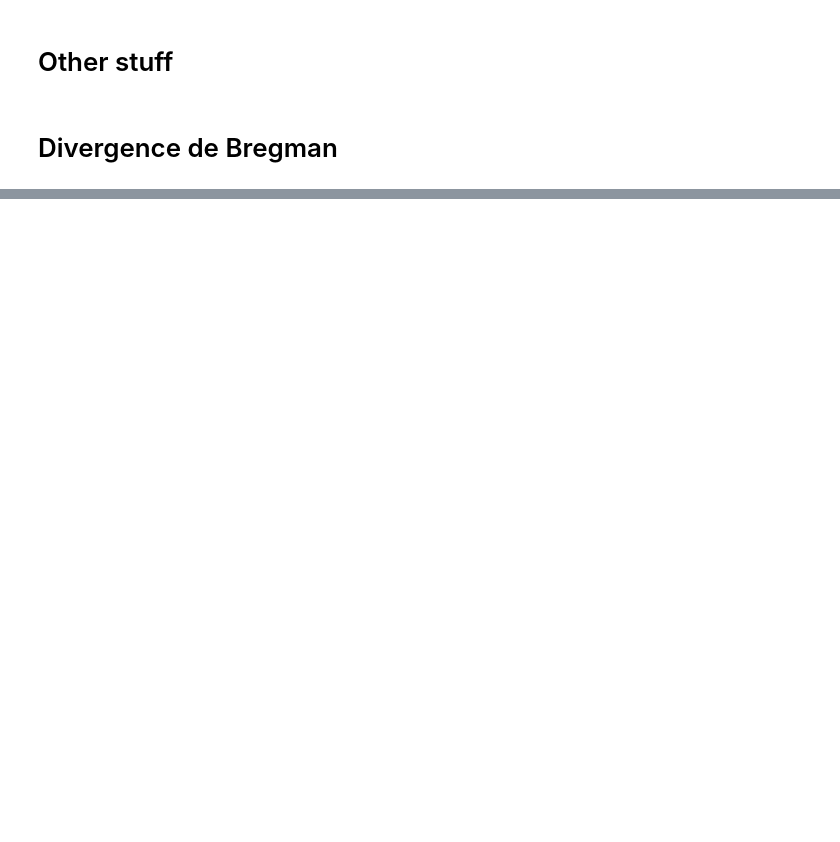
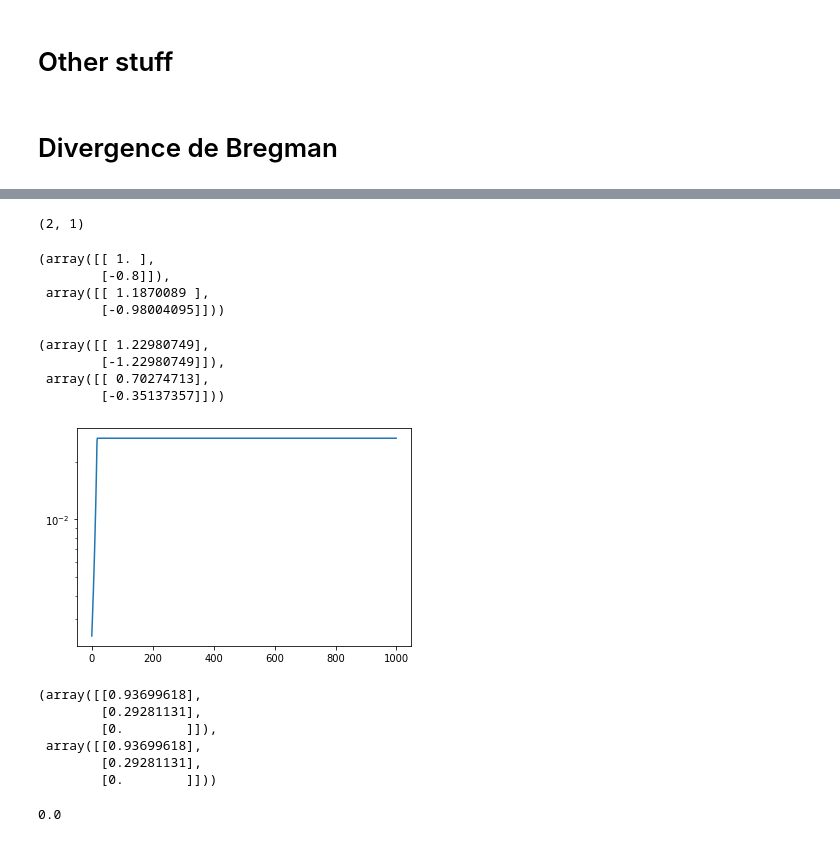
Before and after one commit to adriente/espm, a Jupyter notebook: notebooks/testing.ipynb, the cells around one changed output, grey strips where cells are left out. Drawn from its saved outputs; the diff is of its cells as text; code cells hidden in the pictures; blank space fills up the shorter version.

```diff
--- a/notebooks/testing.ipynb
+++ b/notebooks/testing.ipynb
@@ -10,5 +10,5 @@ from snmfem.measures import KL
 # %%
-def create_toy_problem(l = 25, k = 3, p = 100, c = 10, n_poisson=200, force_simplex=True,**kwargs):
+def create_toy_problem(l = 25, k = 3, p = 100, c = 10, n_poisson=200, force_simplex=True):
 
     A = np.random.rand(k,p)
     if force_simplex:
@@ -717,0 +741,23 @@ a
+# %%
+def create_toy_problem_G_constraint(l = 10, k = 100, p = 200, c = 3, n_poisson=200, E0 = 30, force_simplex=True):
+
+    A = np.random.rand(c,p)
+    if force_simplex:
+        A = A/np.sum(A, axis=0, keepdims=True)
+    assert(l>=2)
+    G1 = np.random.rand(k, l-2)
+    E = np.arange(1,k+1,1)*E0/k
+    t1 = (E0-E) / E
+    t2 = (E0-E)**2 /E /E0
+    G2 = np.array([t1,t2]).T
+    G = np.concatenate([G1,G2], axis=1)
+    P = np.random.rand(l,c)
+    P[-1,-1] = - P[-2,-1] / 2
+    GP = G @ P
+    X = GP @ A
+
+    Xdot = 1/n_poisson * np.random.poisson(n_poisson * X)
+
+    return G, P, A, X, Xdot
+# %%
+G, P, A, X, Xdot = create_toy_problem_G_constraint(l = 2, k = 100, p = 200, c = 1, n_poisson=200, E0 = 30, force_simplex=True)
@@ -717,0 +775,4 @@ a
+# %%
+P0.shape
+# %% [output]
+(2, 1)
@@ -717,0 +832,50 @@ a
+# %%
+import pytest
+
+G, P, A, X, Xdot = create_toy_problem_G_constraint(l = 2, k = 100, p = 200, c = 1, n_poisson=200, E0 = 30, force_simplex=True)
+P0 = np.array([[1,-1]]).T
+with pytest.raises(AssertionError):
+    multiplicative_step_p(X, G, P0, A, positivity_bremstrahlung=False, eps=log_shift, safe=True, l2=False)
+P0 = np.array([[-1,2]]).T
+with pytest.raises(AssertionError):
+    multiplicative_step_p(X, G, P0, A, positivity_bremstrahlung=False, eps=log_shift, safe=True, l2=False)
+
+P0 = np.array([[1,-0.8]]).T
+P0, multiplicative_step_p(X, G, P0, A, positivity_bremstrahlung=True, eps=log_shift, safe=True, l2=False)
+# %% [output]
+(array([[ 1. ],
+        [-0.8]]),
+ array([[ 1.1870089 ],
+        [-0.98004095]]))
+# %%
+# G, P, A, X, Xdot = create_toy_problem_G_constraint(l = 2, k = 100, p = 200, c = 1, n_poisson=200, E0 = 30, force_simplex=True)
+G, P, A, X, Xdot = create_toy_problem_G_constraint(l = 2, k = 3, p = 1, c = 1, n_poisson=200, E0 = 30, force_simplex=True)
+# P0 = np.array([[1,-0.5], [1,-0.5], [1,-0.5]]).T
+P0 = np.array([[1,-0.7]]).T
+# P0 = P
+loss = []
+for i in range(1000):
+    P0 = multiplicative_step_p(X, G, P0, A, positivity_bremstrahlung=True, eps=log_shift, safe=True, l2=False)
+    loss.append(KLdiv(X, G@P0, A, eps=log_shift))
+plt.plot(loss)
+plt.yscale("log")
+P0, P
+# %% [output]
+(array([[ 1.22980749],
+        [-1.22980749]]),
+ array([[ 0.70274713],
+        [-0.35137357]]))
+[figure, added]
+# %%
+X, G @ P
+# %% [output]
+(array([[0.93699618],
+        [0.29281131],
+        [0.        ]]),
+ array([[0.93699618],
+        [0.29281131],
+        [0.        ]]))
+# %%
+KLdiv(X, G@P, A, eps=log_shift)
+# %% [output]
+0.0
```
Also changed, not shown: parts of 8 cells of this notebook, 1 other file.
